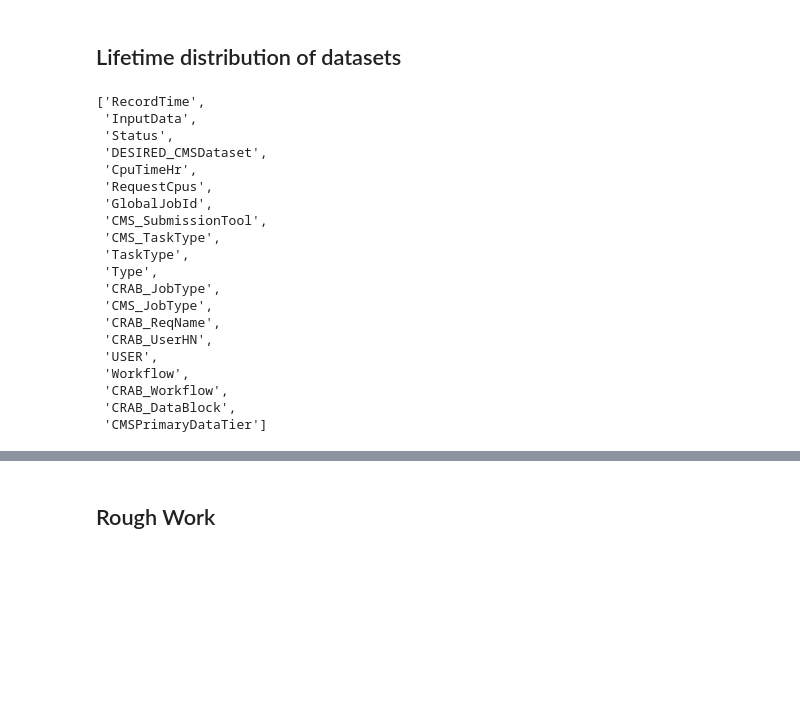
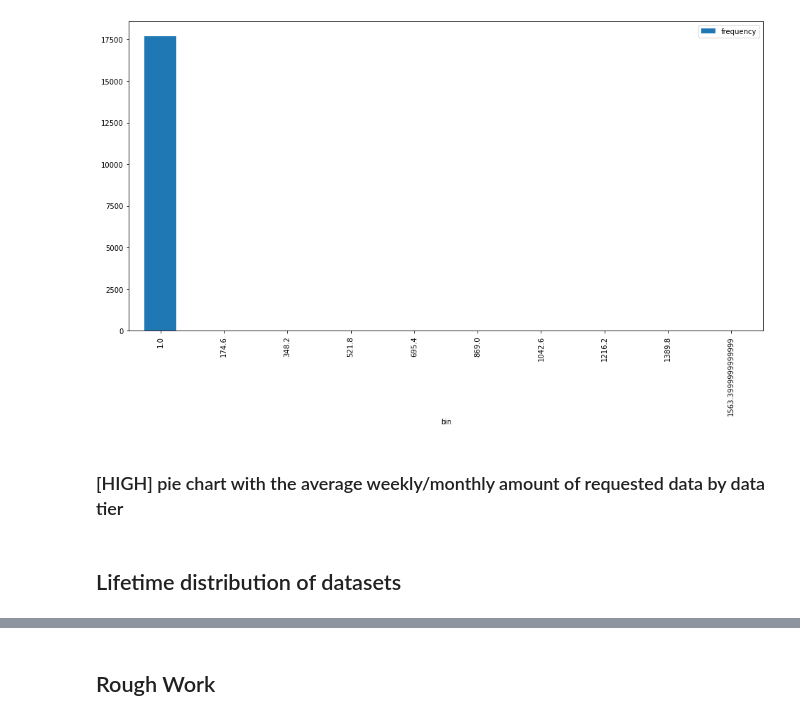
Before and after one commit to dynamic-entropy/CRABAnalysis, a Jupyter notebook: crab_historical.ipynb, the cells around one changed output, grey strips where cells are left out. Saved outputs shown, nothing was run; the diff lists cells and outputs as text; code cells hidden in the pictures; blank space fills up the shorter version.

```diff
--- a/Untitled.ipynb
+++ b/crab_historical.ipynb
@@ -235,3 +348,11 @@ new_data_wrt_60d.toPandas()
+# %%
+histogram_reuse = df_lifetime_reuse.select(["Count"]).rdd.flatMap(lambda x: x).histogram(10)
+# %%
+plot_histogram(histogram_reuse)
+# %% [output]
+[figure, added]
+# %% [markdown]
+### [HIGH] pie chart with the average weekly/monthly amount of requested data by data tier
 # %% [markdown]
 ## Lifetime distribution of datasets
 # %%
@@ -268,29 +389,6 @@ df = raw_df\
         .filter(col("CMS_SubmissionTool")=='CRAB')\
         .filter(col("DESIRED_CMSDataset")!='null')
 #         .drop_duplicates(["CRAB_Workflow"])
-# %%
-raw_df.columns
-# %% [output]
-['RecordTime',
- 'InputData',
- 'Status',
- 'DESIRED_CMSDataset',
- 'CpuTimeHr',
- 'RequestCpus',
- 'GlobalJobId',
- 'CMS_SubmissionTool',
- 'CMS_TaskType',
- 'TaskType',
- 'Type',
- 'CRAB_JobType',
- 'CMS_JobType',
- 'CRAB_ReqName',
- 'CRAB_UserHN',
- 'USER',
- 'Workflow',
- 'CRAB_Workflow',
- 'CRAB_DataBlock',
- 'CMSPrimaryDataTier']
 # %%
 df_dataset_recordTime = df.groupBy(["CRAB_Workflow", "DESIRED_CMSDataset"]).agg(func.min("RecordTime").alias("rec_time"))
 df_lifetime = df_dataset_recordTime.groupby(["DESIRED_CMSDataset"]).agg(func.max("rec_time").alias("max_time"), func.min("rec_time").alias("min_time")).withColumn("lifetime", col("max_time")-col("min_time"))
```
Also changed, not shown: parts of 65 cells of this notebook, 1 other file.
